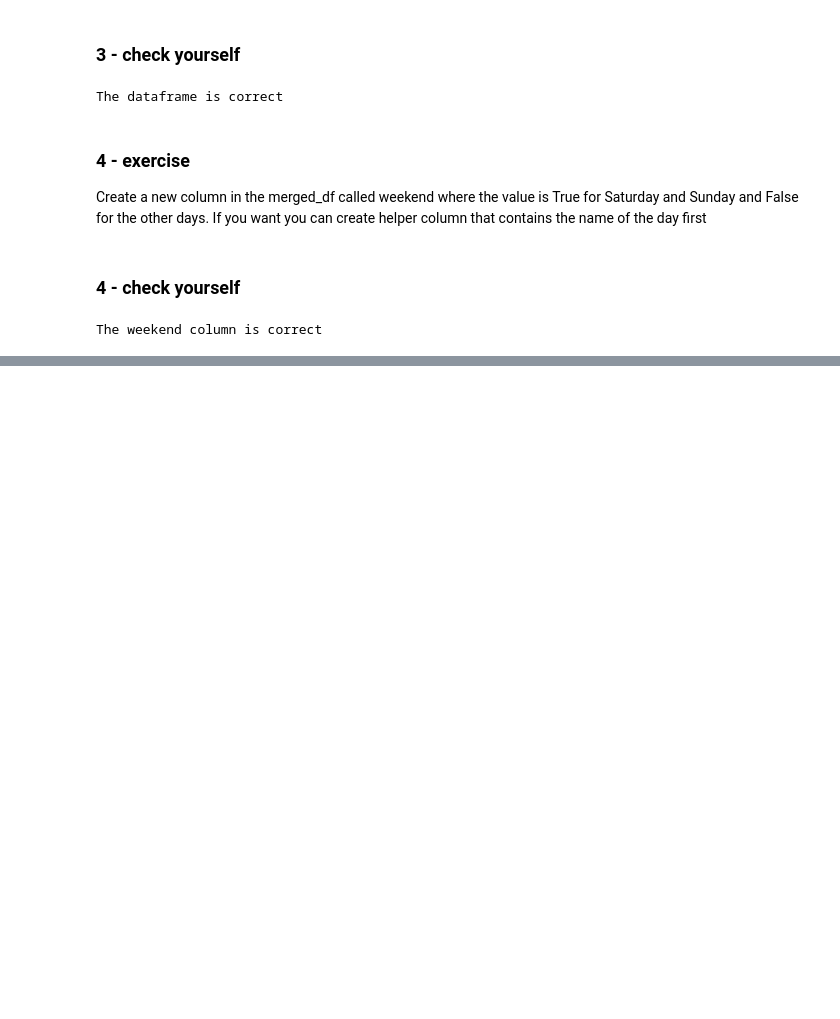
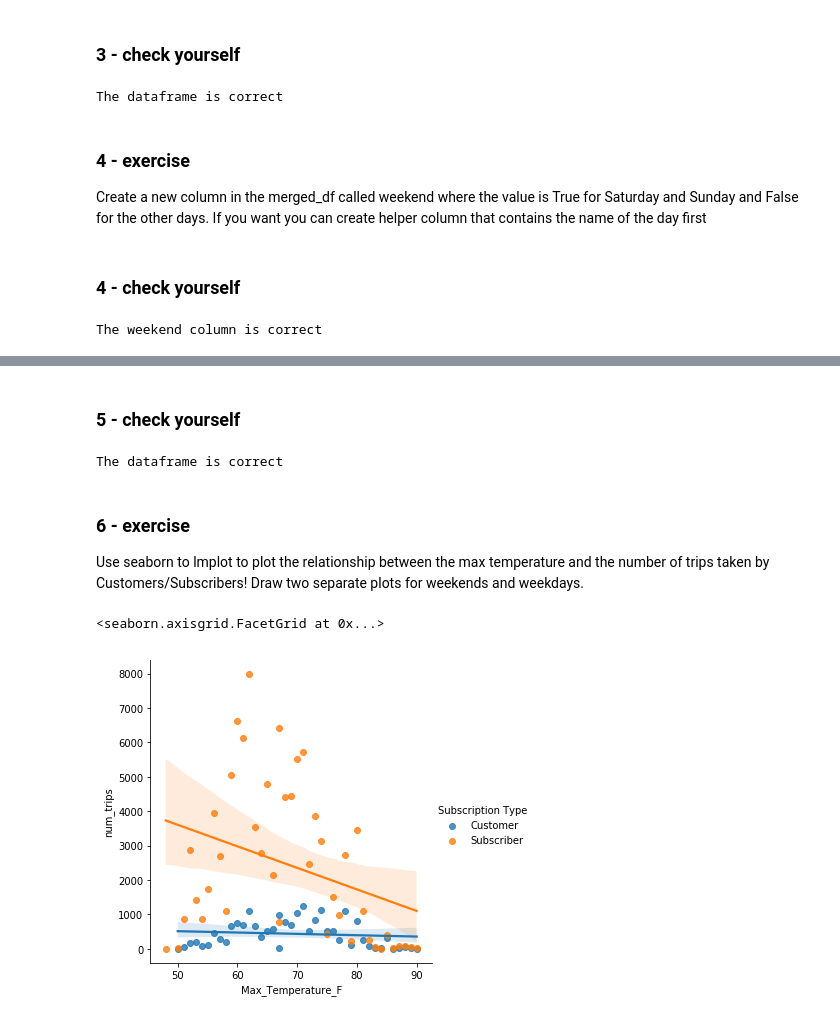
Before and after one commit to seszter/CEU_data_analysis_python, a Jupyter notebook: merging/Q2.ipynb, the cells around one changed output, grey strips where cells are left out. Saved outputs shown, nothing was run; the diff lists cells and outputs as text; code cells hidden in the pictures; blank space fills up the shorter version.

```diff
--- a/merging/Q2.ipynb
+++ b/merging/Q2.ipynb
@@ -450,2 +530,14 @@ subs = pd.merge(subs_size, firsts, how='left', on=['Subscription Type','date_to_
+# %% [markdown]
+### 5 - check yourself
+# %%
+if len(toplot) == 165:
+    print('The dataframe is correct')
+else:
+    print('The dataframe is NOT correct')
+# %% [output]
+The dataframe is correct
+# %% [markdown]
+### 6 - exercise
+Use seaborn to lmplot to plot the relationship between the max temperature and the number of trips taken by Customers/Subscribers! Draw two separate plots for weekends and weekdays.
 # %%
 import seaborn as sns
@@ -454 +544,7 @@ import seaborn as sns
+# %%
+sns.lmplot(x='Max_Temperature_F', y='num_trips', hue='Subscription Type',
+                truncate=True, data=toplot[toplot.weekend==False])
+# %% [output]
+<seaborn.axisgrid.FacetGrid at 0x...>
+[figure, added]
 # %%
```
Also changed, not shown: parts of 25 cells of this notebook.
